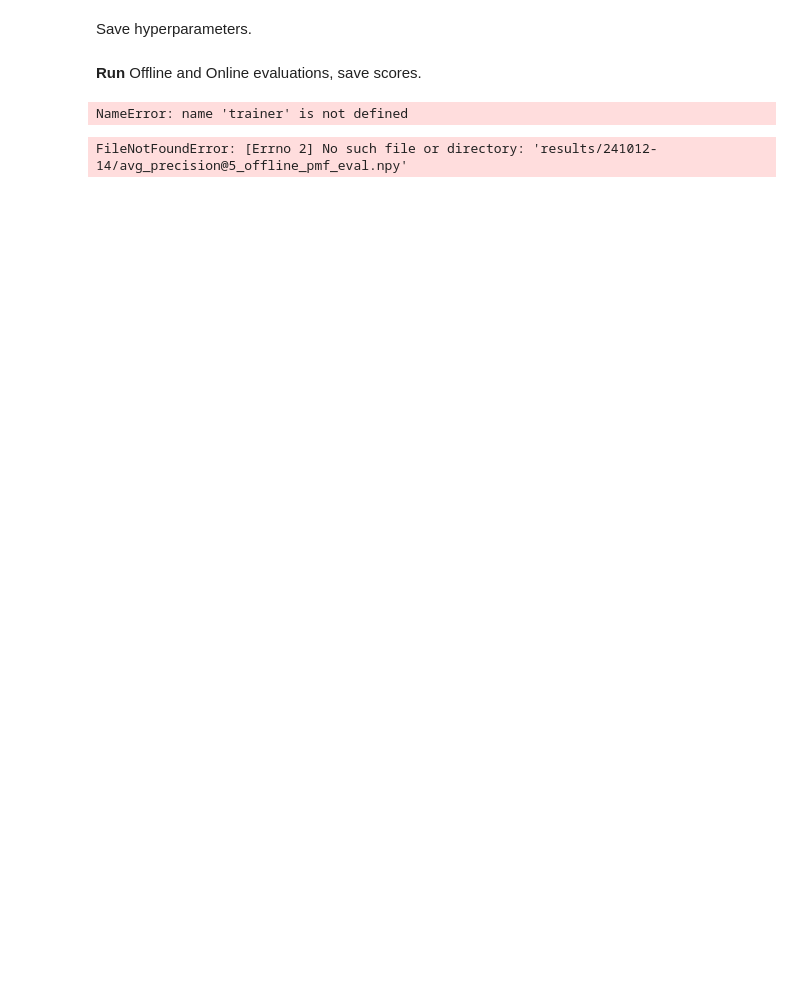
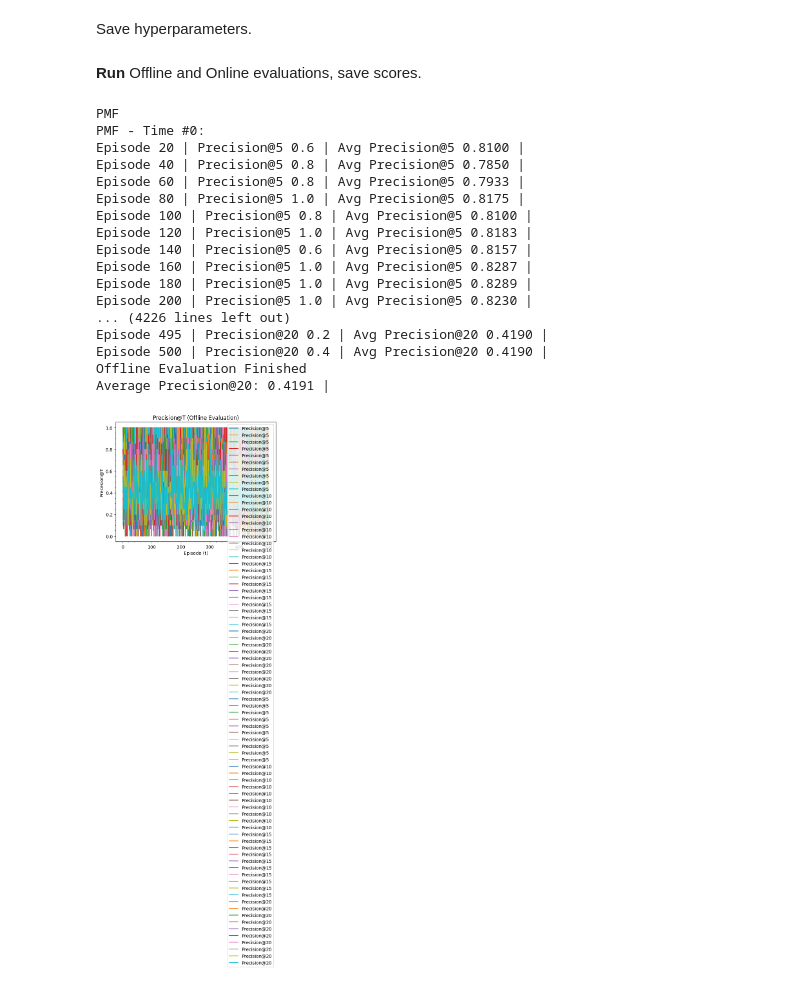
Before and after one commit to nghiax32/DRL-based-Recommendation, a Jupyter notebook: main.ipynb, the cells around one changed output. Saved outputs shown, nothing was run; the diff lists cells and outputs as text; code cells hidden in the pictures; blank space fills up the shorter version.

```diff
--- a/main.ipynb
+++ b/main.ipynb
@@ -68,9 +68,9 @@ class config():
     tau = 0.01 # inital 0.001
     beta = 0.4
     prob_alpha = 0.3
-    max_timesteps_train = 260000
+    max_timesteps_train = 100000
     max_epochs_offline = 500
-    max_timesteps_online = 20000
+    max_timesteps_online = 10000
     embedding_feature_size = 100
     episode_length = 10
     train_ratio = 0.8
@@ -191,8 +191,8 @@ Training Finished
 # Change to newest trained data directories
 # config.trained_models_dir = config.output_path
 # output_path = config.output_path
-config.trained_models_dir = "results/241023/"
-output_path = "results/241023/"
+config.trained_models_dir = "results/241027/"
+output_path = "results/241027/"
 
 train_actor_loss_data_dir = output_path + 'train_actor_loss_data.npy'
 train_critic_loss_data_dir = output_path + 'train_critic_loss_data.npy'
@@ -269,45 +263,66 @@ T_precisions = [5, 10, 15, 20]
 # %%
 # Offline evaluate
 
 # PMF
+print("PMF")
 for T_precision in T_precisions:
   pmf_Ts = []
-  for i in range(20):
+  for i in range(10):
+    print(f"PMF - Time #{i}:")
     # Evaluate
     avg_precision = trainer.offline_pmf_evaluate(T_precision)
 
     # Append to list
     pmf_Ts.append(avg_precision)
 
   # Save data
   pmf_Ts = np.array(pmf_Ts)
   np.save(output_path + f'avg_precision@{T_precision}_offline_pmf_eval.npy', pmf_Ts)
 
   # Save
   sourceFile = open(output_path + f'avg_precision@{T_precision}_offline_pmf_eval.txt', 'w')
   print(f'Average Precision@{T_precision} (Eval): {np.mean(pmf_Ts)}', file=sourceFile)
   sourceFile.close()
 
 # DRR
-# for T_precision in T_precisions:
-#   drr_Ts = []
-#   for i in range(20):
-#     # Evaluate
-#     avg_precision = trainer.offline_evaluate(T_precision)
+print("DRR");
+for T_precision in T_precisions:
+  drr_Ts = []
+  for i in range(10):
+    print(f"DRR - Time #{i}:")
+    # Evaluate
+    avg_precision = trainer.offline_evaluate(T_precision)
 
-#     # Append to list
-#     drr_Ts.append(avg_precision)
+    # Append to list
+    drr_Ts.append(avg_precision)
 
-#   # Save data
-#   drr_Ts = np.array(drr_Ts)
-#   np.save(output_path + f'avg_precision@{T_precision}_offline_eval.npy', drr_Ts)
+  # Save data
+  drr_Ts = np.array(drr_Ts)
+  np.save(output_path + f'avg_precision@{T_precision}_offline_eval.npy', drr_Ts)
 
-#   # Save
-#   sourceFile = open(output_path + f'avg_precision@{T_precision}_offline_eval.txt', 'w')
-#   print(f'Average Precision@{T_precision} (Eval): {np.mean(drr_Ts)}', file=sourceFile)
-#   sourceFile.close()
+  # Save
+  sourceFile = open(output_path + f'avg_precision@{T_precision}_offline_eval.txt', 'w')
+  print(f'Average Precision@{T_precision} (Eval): {np.mean(drr_Ts)}', file=sourceFile)
+  sourceFile.close()
 # %% [output]
-NameError: name 'trainer' is not defined
+PMF
+PMF - Time #0:
+Episode 20 | Precision@5 0.6 | Avg Precision@5 0.8100 |
+Episode 40 | Precision@5 0.8 | Avg Precision@5 0.7850 |
+Episode 60 | Precision@5 0.8 | Avg Precision@5 0.7933 |
+Episode 80 | Precision@5 1.0 | Avg Precision@5 0.8175 |
+Episode 100 | Precision@5 0.8 | Avg Precision@5 0.8100 |
+Episode 120 | Precision@5 1.0 | Avg Precision@5 0.8183 |
+Episode 140 | Precision@5 0.6 | Avg Precision@5 0.8157 |
+Episode 160 | Precision@5 1.0 | Avg Precision@5 0.8287 |
+Episode 180 | Precision@5 1.0 | Avg Precision@5 0.8289 |
+Episode 200 | Precision@5 1.0 | Avg Precision@5 0.8230 |
+... (4226 lines left out)
+Episode 495 | Precision@20 0.2 | Avg Precision@20 0.4190 |
+Episode 500 | Precision@20 0.4 | Avg Precision@20 0.4190 |
+Offline Evaluation Finished
+Average Precision@20: 0.4191 |
+[figure, added]
 # %%
 pmf_fives = np.load(output_path + 'avg_precision@5_offline_pmf_eval.npy')
 pmf_tens = np.load(output_path + 'avg_precision@10_offline_pmf_eval.npy')
@@ -318,8 +333,6 @@ drr_fives = np.load(output_path + 'avg_precision@5_offline_eval.npy')
 drr_tens = np.load(output_path + 'avg_precision@10_offline_eval.npy')
 drr_fifteens = np.load(output_path + 'avg_precision@15_offline_eval.npy')
 drr_twenties = np.load(output_path + 'avg_precision@20_offline_eval.npy')
-# %% [output]
-FileNotFoundError: [Errno 2] No such file or directory: 'results/241012-14/avg_precision@5_offline_pmf_eval.npy'
 # %%
 Ts = [5, 10, 15, 20]
 # %%
```
Also changed, not shown: parts of 5 cells of this notebook, 7 other files.
